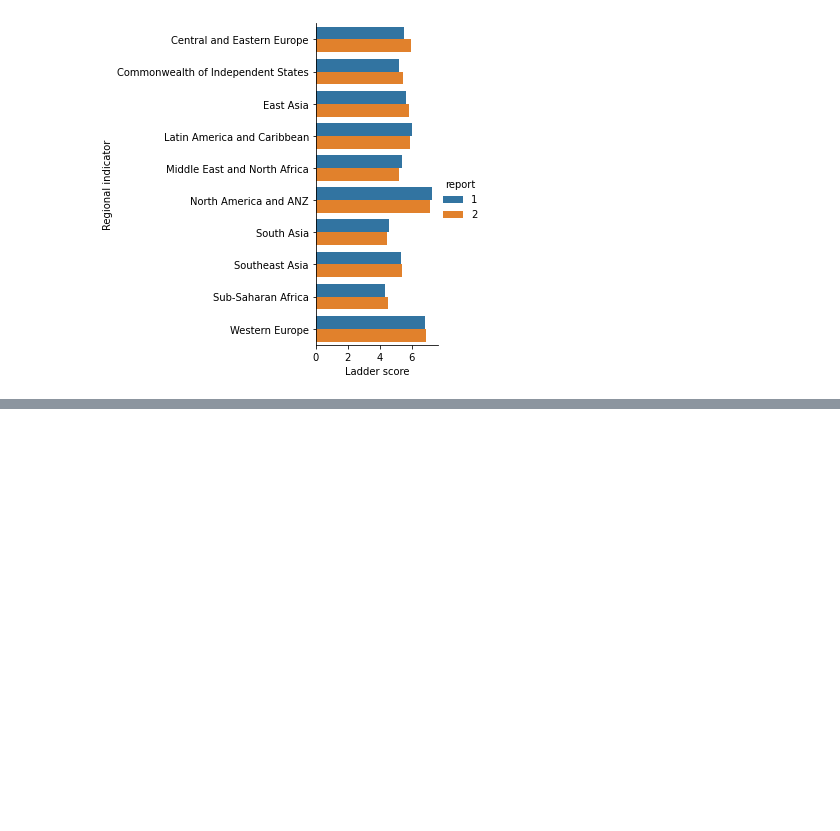
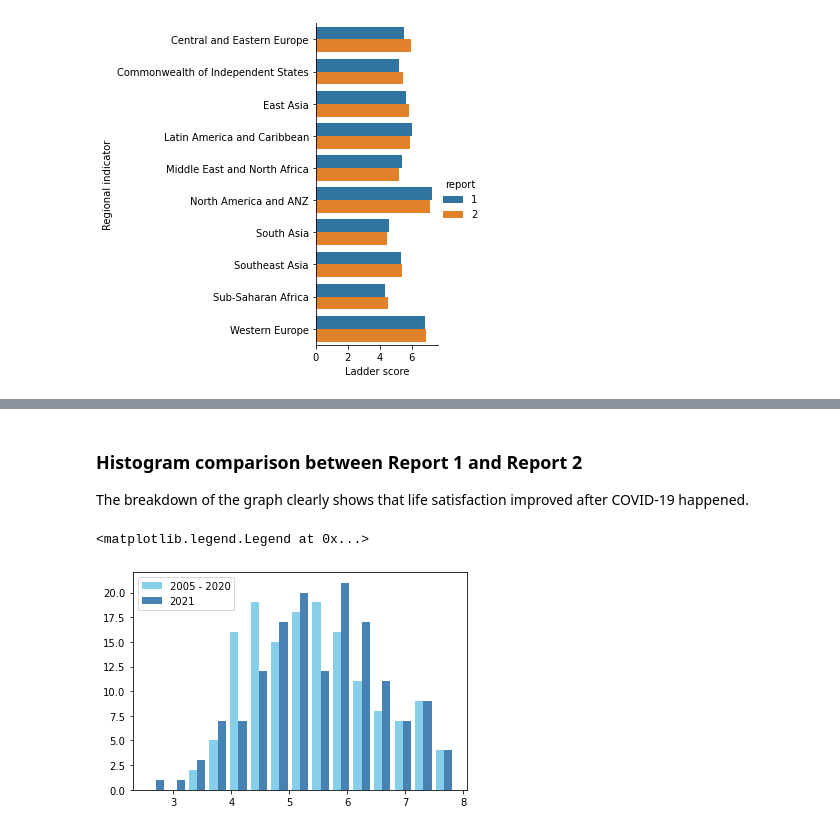
Before and after one commit to azhouzhu/Causal-Analysis-on-Happiness-Levels-Before-And-After-COVID-19, a Jupyter notebook: DH100 project.ipynb, the cells around one changed output, grey strips where cells are left out. Cells and saved outputs as stored; diff of their text form; code cells hidden in the pictures; blank space fills up the shorter version.

```diff
--- a/DH100 project.ipynb
+++ b/DH100 project.ipynb
@@ -180,0 +316,12 @@ Compares the top ten percentile with the bottom ten percentile of the average of
+# %% [markdown]
+### Histogram comparison between Report 1 and Report 2
+The breakdown of the graph clearly shows that life satisfaction improved after COVID-19 happened.
+# %%
+ladScore1_arr = ladScore1.to_numpy()
+ladScore2_arr = ladScore2.to_numpy()
+
+plt.hist([ladScore1_arr, ladScore2_arr], bins = 15, label = ['2005 - 2020', '2021'], color = ['skyblue', 'steelblue'])
+plt.legend(loc='upper left')
+# %% [output]
+<matplotlib.legend.Legend at 0x...>
+[figure, added]
```
Also changed, not shown: parts of 42 cells of this notebook.
